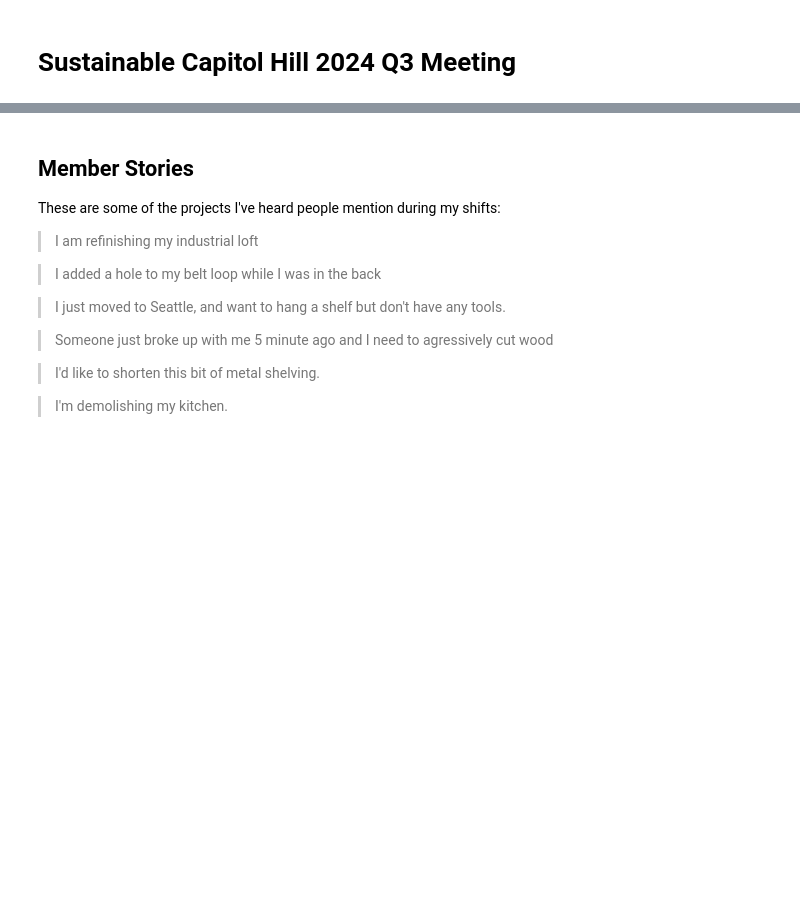
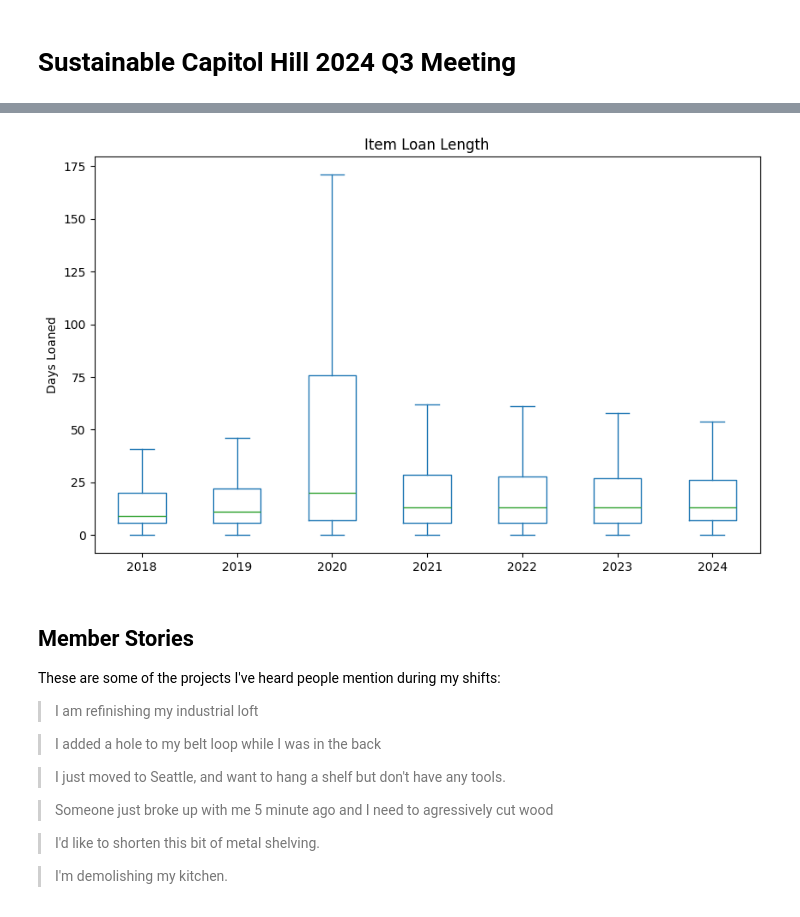
Before and after one commit to mshenfield/chtl-data-pipeline, a Jupyter notebook: notebooks/2024-q3-meeting-report.ipynb, the cells around one changed output, grey strips where cells are left out. Cells and saved outputs as stored; diff of their text form; code cells hidden in the pictures; blank space fills up the shorter version.

```diff
--- a/notebooks/2024-q3-meeting-report.ipynb
+++ b/notebooks/2024-q3-meeting-report.ipynb
@@ -39,24 +43,26 @@ graph = by_month.plot(figsize=(10, 6), title='Checkouts Per Month', ylabel='Coun
 # %%
 from datetime import date
 import pandas as pd
 
-loans = pd.read_pickle('~/chtl-data/processed/loans.pkl')
+loans = pd.read_pickle('~/chtl/data/processed/loans.pkl')
 loans['Length'] = loans['Checked In'].fillna(pd.to_datetime(date.today())) - loans['Checked Out']
 # Grouping by the "Year" it was checked out artificially reduces the most recent years loan length.
 # Previous years get all unreturned items counted for the whole year. In the current year there isn't
 # enough time for those to add up yet.
 loans['Year'] = loans['Checked Out'].map(lambda c: c.year)
-recent_years = loans[loans['Year'].isin([2018, 2019, 2020, 2021, 2022, 2023])]
+recent_years = loans[loans['Year'].isin([2018, 2019, 2020, 2021, 2022, 2023, 2024])]
 
 by_year = pd.DataFrame({'Days': recent_years['Length'].map(lambda l: l.days), 'Year': recent_years['Year']})
 graph = by_year.pivot(columns='Year', values='Days').plot.box(
     # "fliers" in plt parlance are outliers.  We don't show them here because there are so many, they make the
     # rest of the plot much harder to read.  The gist is that a few loans are just never returned.
     showfliers=False,
     figsize=(10, 6),
     title='Item Loan Length',
     ylabel='Days Loaned',
 )
+# %% [output]
+[figure, added]
 # %% [markdown]
 ## Member Stories
 
```
Also changed, not shown: parts of 2 cells of this notebook, 6 other files.
